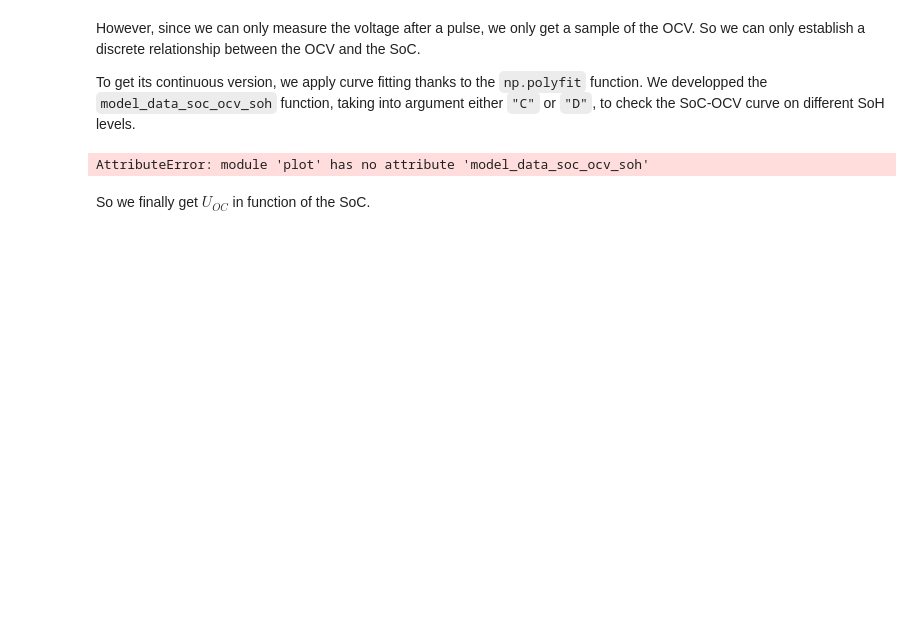
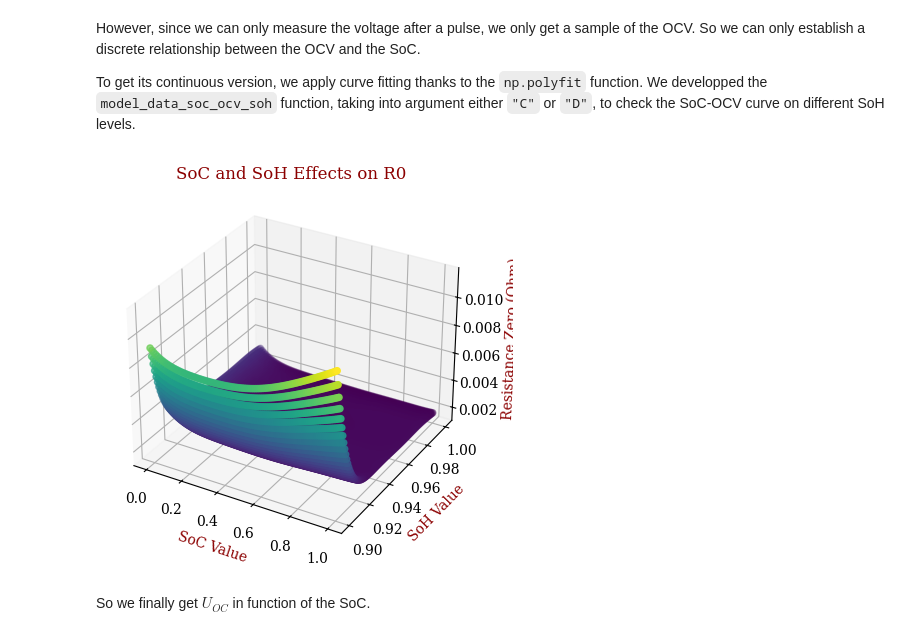
Before and after one commit to Gringer-Giffon/EDF_Batteries, a Jupyter notebook: report.ipynb, the cells around one changed output. Drawn from its saved outputs; the diff is of its cells as text; code cells hidden in the pictures; blank space fills up the shorter version.

````diff
--- a/report.ipynb
+++ b/report.ipynb
@@ -357,9 +377,9 @@ However, since we can only measure the voltage after a pulse, we only get a samp
 To get its continuous version, we apply curve fitting thanks to the ```np.polyfit``` function.
 We developped the ```model_data_soc_ocv_soh``` function, taking into argument either ```"C"``` or ```"D"```, to check the SoC-OCV curve on different SoH levels.
 # %%
-pt.model_data_soc_ocv_soh("D")
+pt.model_data_r0_soc_soh()
 # %% [output]
-AttributeError: module 'plot' has no attribute 'model_data_soc_ocv_soh'
+[figure, added]
 # %% [markdown]
 So we finally get $U_{OC}$ in function of the SoC.
 # %% [markdown]
````
Also changed, not shown: parts of 5 cells of this notebook, 3 other files.
